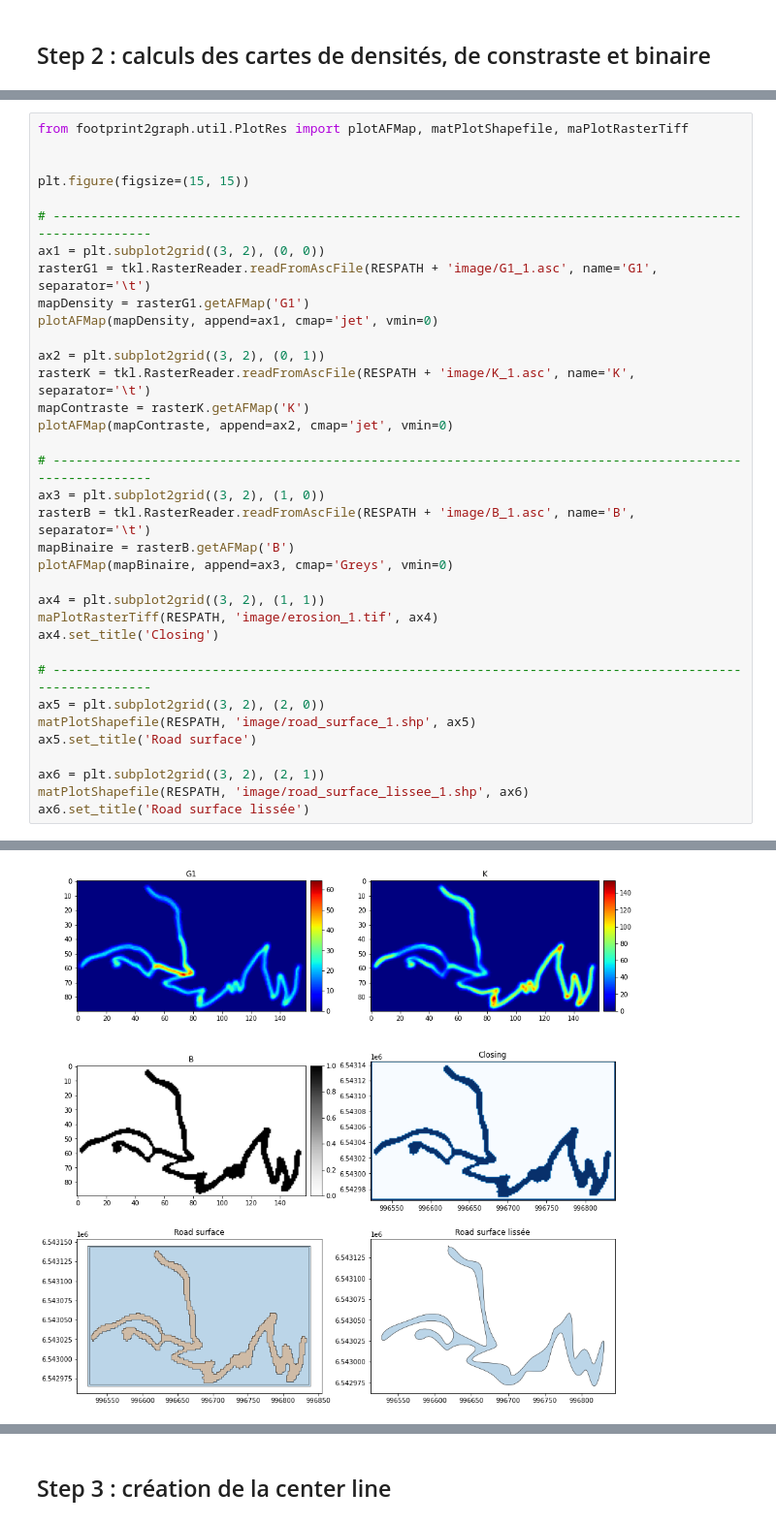
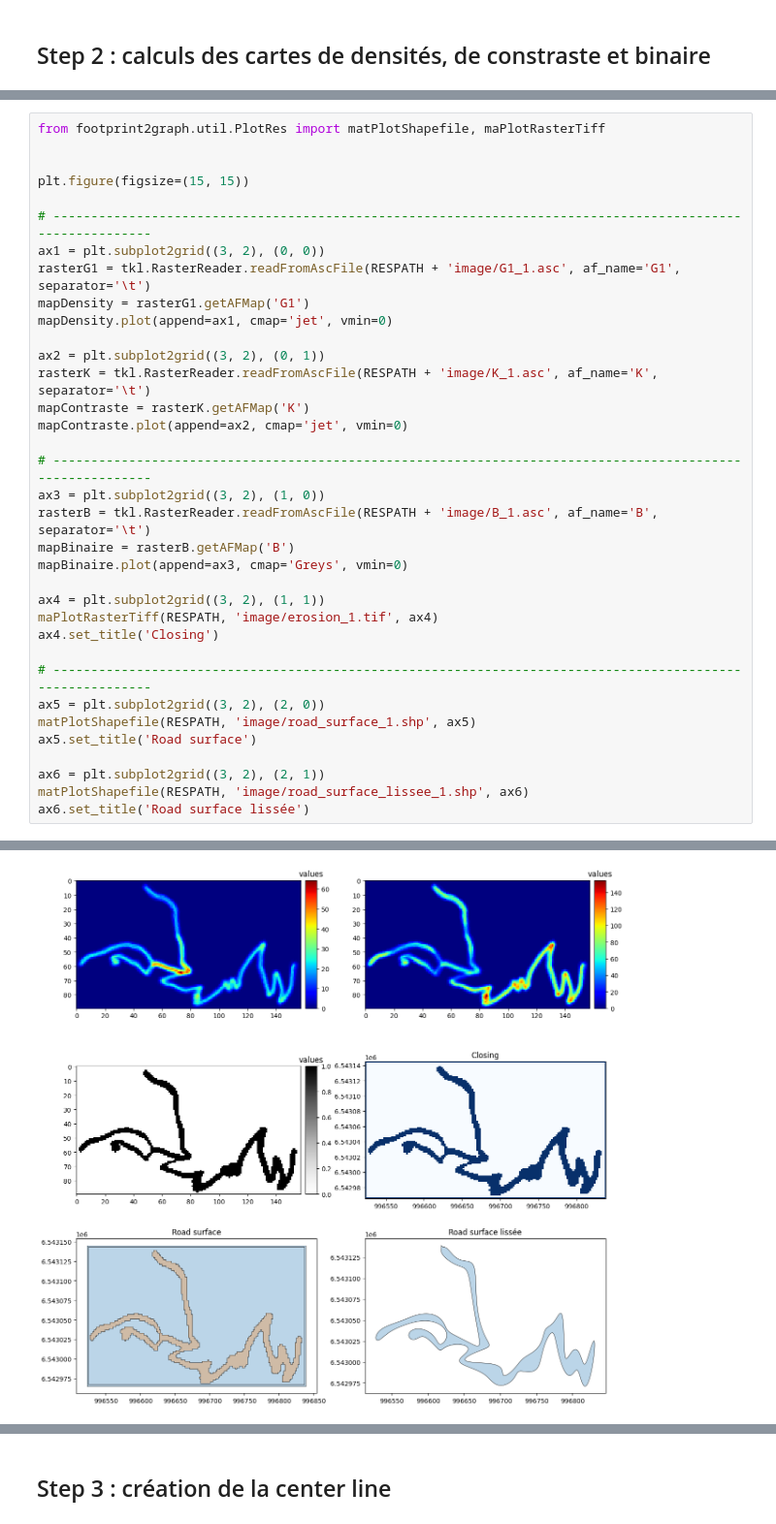
Before and after one commit to umrlastig/OutdoorFootprintNetworkPipeline, a Jupyter notebook: doc/source/examples/DetailedQuickstart.ipynb, the cells around one changed output, grey strips where cells are left out. Shown at 97% size. Saved outputs shown, nothing was run; the diff lists cells and outputs as text.

```diff
--- a/doc/source/examples/DetailedQuickstart.ipynb
+++ b/doc/source/examples/DetailedQuickstart.ipynb
@@ -207,26 +166,26 @@ Smoothing polygon to remove stair-step artifacts ...
 Stage 2 completed: rasterization and vectorization.
 # %%
-from footprint2graph.util.PlotRes import plotAFMap, matPlotShapefile, maPlotRasterTiff
+from footprint2graph.util.PlotRes import matPlotShapefile, maPlotRasterTiff
 
 
 plt.figure(figsize=(15, 15))
 
 # ----------------------------------------------------------------------------------------------------------
 ax1 = plt.subplot2grid((3, 2), (0, 0))
-rasterG1 = tkl.RasterReader.readFromAscFile(RESPATH + 'image/G1_1.asc', name='G1', separator='\t')
+rasterG1 = tkl.RasterReader.readFromAscFile(RESPATH + 'image/G1_1.asc', af_name='G1', separator='\t')
 mapDensity = rasterG1.getAFMap('G1')
-plotAFMap(mapDensity, append=ax1, cmap='jet', vmin=0)
+mapDensity.plot(append=ax1, cmap='jet', vmin=0)
 
 ax2 = plt.subplot2grid((3, 2), (0, 1))
-rasterK = tkl.RasterReader.readFromAscFile(RESPATH + 'image/K_1.asc', name='K', separator='\t')
+rasterK = tkl.RasterReader.readFromAscFile(RESPATH + 'image/K_1.asc', af_name='K', separator='\t')
 mapContraste = rasterK.getAFMap('K')
-plotAFMap(mapContraste, append=ax2, cmap='jet', vmin=0)
+mapContraste.plot(append=ax2, cmap='jet', vmin=0)
 
 # ----------------------------------------------------------------------------------------------------------
 ax3 = plt.subplot2grid((3, 2), (1, 0))
-rasterB = tkl.RasterReader.readFromAscFile(RESPATH + 'image/B_1.asc', name='B', separator='\t')
+rasterB = tkl.RasterReader.readFromAscFile(RESPATH + 'image/B_1.asc', af_name='B', separator='\t')
 mapBinaire = rasterB.getAFMap('B')
-plotAFMap(mapBinaire, append=ax3, cmap='Greys', vmin=0)
+mapBinaire.plot(append=ax3, cmap='Greys', vmin=0)
 
 ax4 = plt.subplot2grid((3, 2), (1, 1))
 maPlotRasterTiff(RESPATH, 'image/erosion_1.tif', ax4)
@@ -245,4 +205,4 @@ Text(0.5, 1.0, 'Road surface lissée')
-[figure, old version]
+[figure, new version]
 # %%
 report_file(RESPATH, 'image1.json')
 # %% [output]
```
Also changed, not shown: parts of 18 cells of this notebook, 5 other files.
